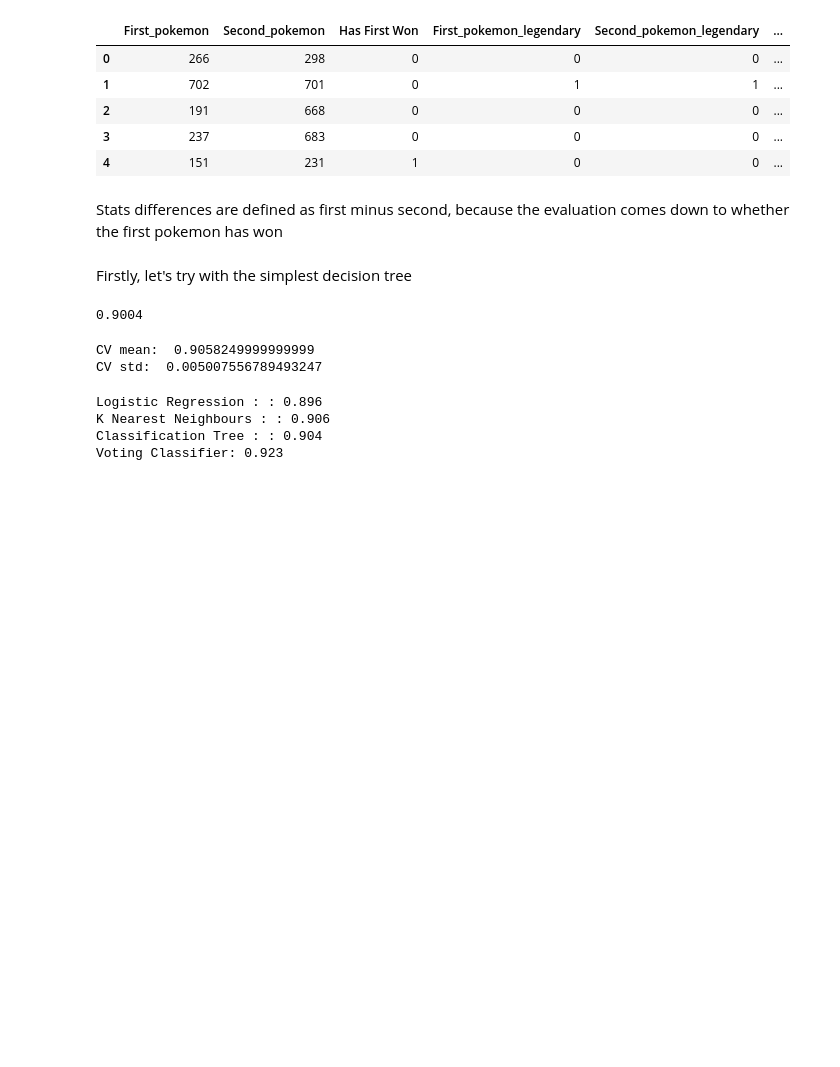
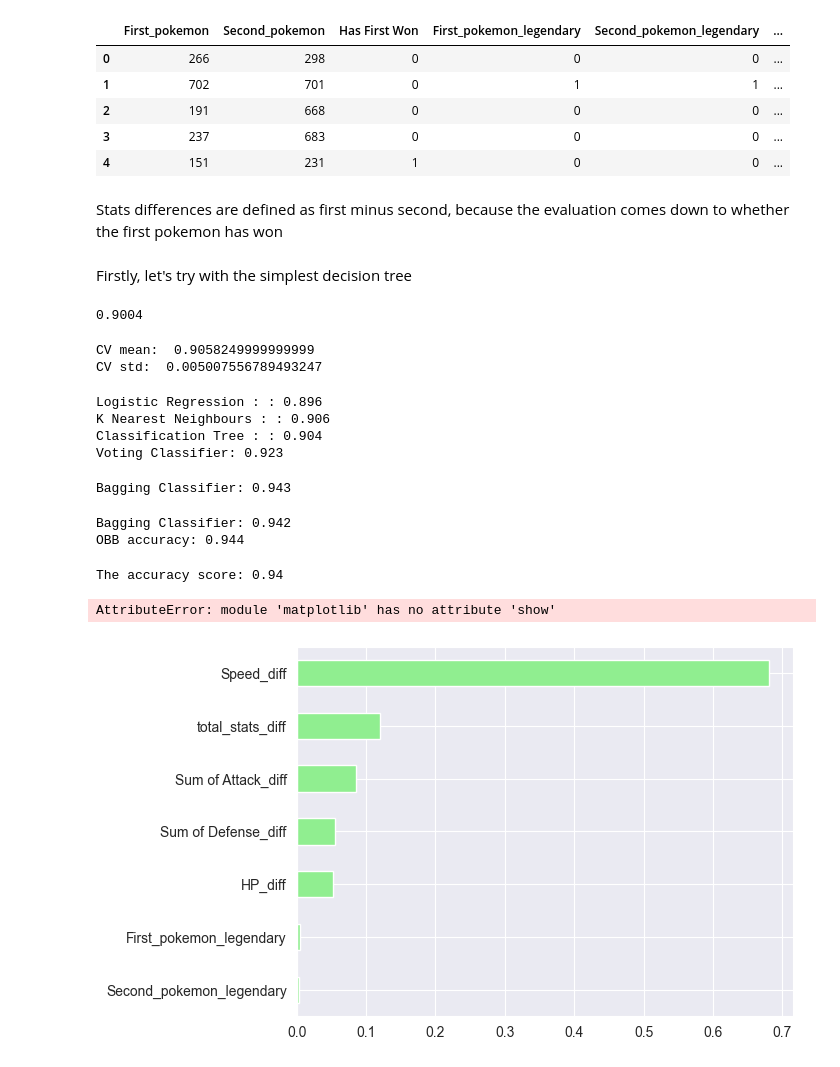
Before and after one commit to MagdaS25/Pokemon, a Jupyter notebook: Primary_model.ipynb, the cells around one changed output. Cells and saved outputs as stored; diff of their text form; code cells hidden in the pictures; blank space fills up the shorter version.

```diff
--- a/Primary_model.ipynb
+++ b/Primary_model.ipynb
@@ -184,3 +184,79 @@ Logistic Regression : : 0.896
 K Nearest Neighbours : : 0.906
 Classification Tree : : 0.904
 Voting Classifier: 0.923
+# %%
+from sklearn.ensemble import BaggingClassifier
+from sklearn.tree import DecisionTreeClassifier
+from sklearn.model_selection import train_test_split
+from sklearn.metrics import accuracy_score
+
+#Split data
+X_train, X_test, y_train, y_test = train_test_split(X, y, test_size=0.3, stratify=y, random_state=1)
+
+dt = DecisionTreeClassifier(random_state=1)
+
+bc = BaggingClassifier(dt, n_estimators=300, n_jobs=-1)
+
+bc.fit(X_train, y_train)
+
+y_pred = bc.predict(X_test)
+
+print('Bagging Classifier: {:.3f}'.format(accuracy_score(y_test, y_pred)))
+# %% [output]
+Bagging Classifier: 0.943
+# %%
+from sklearn.ensemble import BaggingClassifier
+from sklearn.tree import DecisionTreeClassifier
+from sklearn.model_selection import train_test_split
+from sklearn.metrics import accuracy_score
+
+#Split data
+X_train, X_test, y_train, y_test = train_test_split(X, y, test_size=0.3, stratify=y)
+
+dt = DecisionTreeClassifier(random_state=1)
+
+bc = BaggingClassifier(dt, n_estimators=300, oob_score=True, n_jobs=-1)
+
+bc.fit(X_train, y_train)
+
+y_pred = bc.predict(X_test)
+
+print('Bagging Classifier: {:.3f}'.format(accuracy_score(y_test, y_pred)))
+print('OBB accuracy: {:.3f}'.format(bc.oob_score_))
+# %% [output]
+Bagging Classifier: 0.942
+OBB accuracy: 0.944
+# %%
+from sklearn.ensemble import RandomForestClassifier
+from sklearn.model_selection import train_test_split
+from sklearn.metrics import accuracy_score
+
+#Split data
+X_train, X_test, y_train, y_test = train_test_split(X, y, test_size=0.3, stratify=y, random_state=1)
+
+rf = RandomForestClassifier(n_estimators=400, random_state=1)
+
+rf.fit(X_train, y_train)
+
+y_pred = rf.predict(X_test)
+
+print('The accuracy score: {:.2f}'.format(accuracy_score(y_test, y_pred)))
+# %% [output]
+The accuracy score: 0.94
+# %%
+# Feature importance
+import pandas as pd
+import matplotlib as plt
+
+# Create a pd Series of feature importances
+importances_rf = pd.Series(rf.feature_importances_, index=X.columns)
+
+# Sort importances_rf
+sorted_importances_rf = importances_rf.sort_values()
+
+# Horizontal bar plot
+sorted_importances_rf.plot(kind='barh', color='lightgreen')
+plt.show()
+# %% [output]
+AttributeError: module 'matplotlib' has no attribute 'show'
+[figure, added]
```
Also changed, not shown: parts of 1 cell of this notebook.
